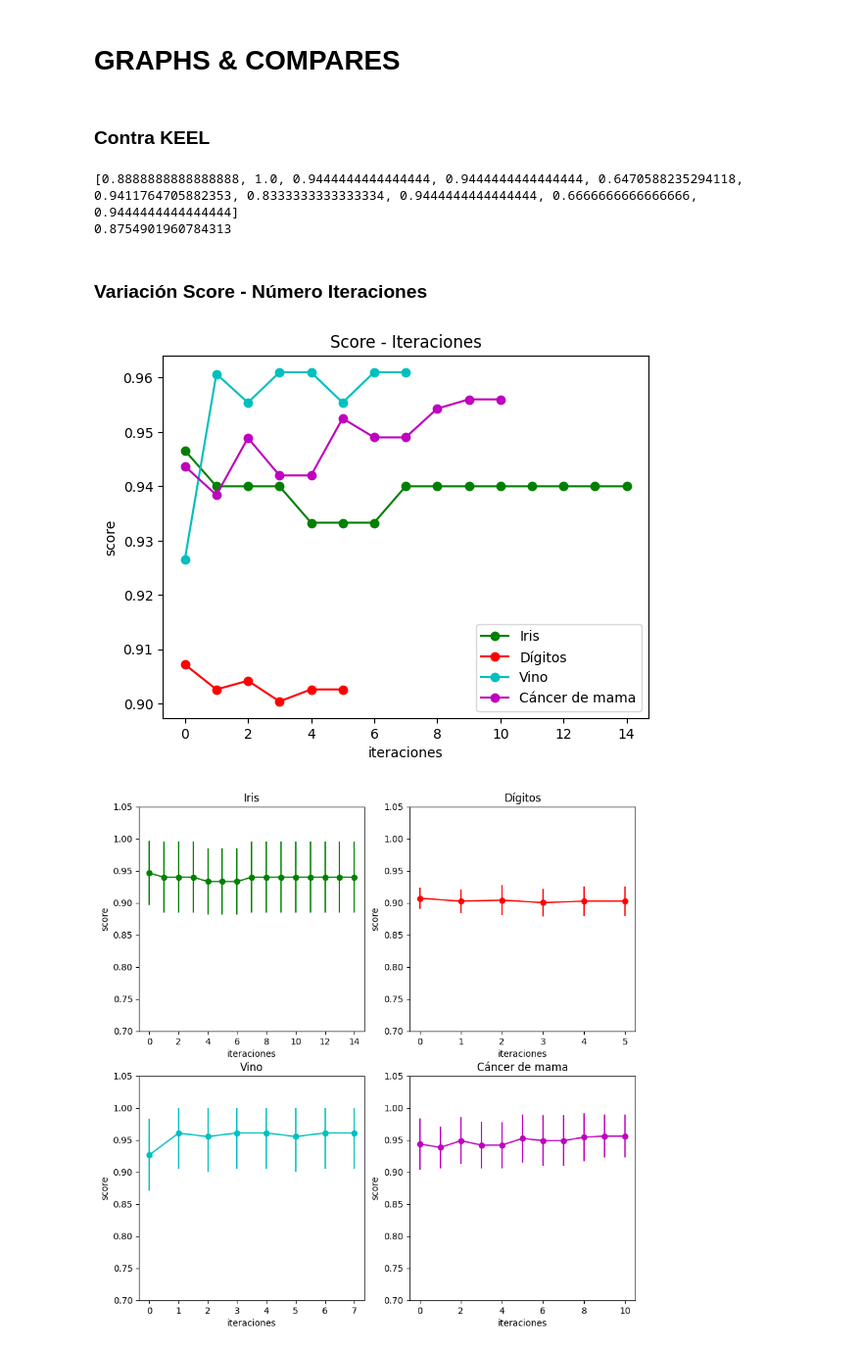
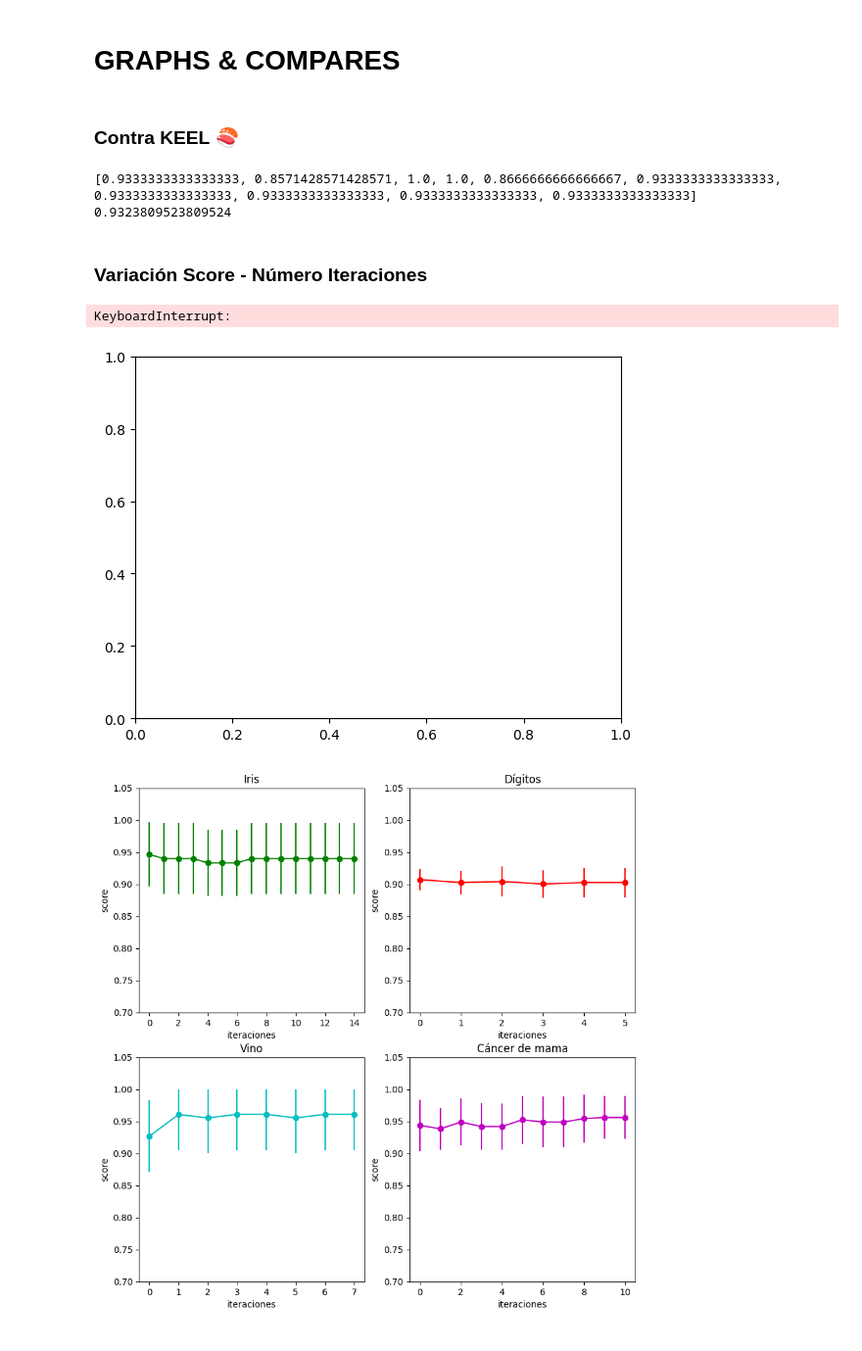
Before and after one commit to phf1001/semisupervised-learning-in-cibersecurity, a Jupyter notebook: src/models/notebooks/co-forest-graphs-generator.ipynb, the cells around one changed output. Shown at 98% size. Cells and saved outputs as stored; diff of their text form; code cells hidden in the pictures.

```diff
--- a/src/models/notebooks/co-forest-graphs-generator.ipynb
+++ b/src/models/notebooks/co-forest-graphs-generator.ipynb
@@ -230,26 +113,31 @@ class Co_Forest:
 # %% [markdown]
 # **GRAPHS & COMPARES**
 # %% [markdown]
-### **Contra KEEL**
+### **Contra KEEL** 🍣
 # %%
 l = []
 for i in range(1, 11):
 
-    # L, L_tags, U = extract_training_data("iris/{}f_tra.csv".format(i)) #5
-    # X, y = extract_test_data("iris/{}f_tst.csv".format(i))
+    # 10
+    # file_train = "wine/wine-ssl10-10-{}tra.csv".format(i)
+    # file_test = "wine/wine-ssl10-10-{}tst.csv".format(i)
 
-    L, L_tags, U = extract_training_data("wine/wine-ssl10-10-{}tra.csv".format(i)) #10
-    X, y = extract_test_data("wine/wine-ssl10-10-{}tst.csv".format(i))
+    # 5
+    file_train = "iris/{}f_tra.csv".format(i)
+    file_test = "iris/{}f_tst.csv".format(i)
 
-    co_forest = Co_Forest(L, L_tags, U, 6, 0.75, np.unique(L_tags), np.random.RandomState(10))
-    co_forest.fit()
-    l.append(co_forest.score(X, y))
+    L, L_tags, U = extract_training_data(file_train)
+    X_test, y_test = extract_test_data(file_test)
+
+    co_forest = CoForest(6, 0.75, max_features='log2', random_state = np.random.RandomState(5))
+    co_forest.fit(L, L_tags, U)
+    l.append(co_forest.score(X_test, y_test))
 
 print(l)
 print(np.array(l).mean())
 # %% [output]
-[0.8888888888888888, 1.0, 0.9444444444444444, 0.9444444444444444, 0.6470588235294118, 0.9411764705882353, 0.8333333333333334, 0.9444444444444444, 0.6666666666666666, 0.9444444444444444]
-0.8754901960784313
+[0.9333333333333333, 0.8571428571428571, 1.0, 1.0, 0.8666666666666667, 0.9333333333333333, 0.9333333333333333, 0.9333333333333333, 0.9333333333333333, 0.9333333333333333]
+0.9323809523809524
 # %% [markdown]
 ### **Variación Score - Número Iteraciones**
 # %%
@@ -259,36 +147,37 @@ next(cycol)
 available = [(load_iris(), 'Iris'), (load_digits(), 'Dígitos'), (load_wine(), 'Vino'), (load_breast_cancer(), 'Cáncer de mama')]
 
 for dataset_info in available:
 
     dataset = dataset_info[0]
     available_classes = np.unique(dataset.target)
     open('file.csv', 'w').close()
 
     X = np.array(dataset.data)
     y = np.array(dataset.target)
 
     rd = np.random.RandomState(5)
     skf = StratifiedKFold(n_splits=10, shuffle=True, random_state=rd)
 
     for train_index, test_index in skf.split(X, y):
 
         X_train, X_test = X[train_index], X[test_index]
         y_train, y_test = y[train_index], y[test_index]
         L_train, U_train, Ly_train, Uy_train = train_test_split(X_train, y_train, test_size=0.8, random_state=rd, stratify=y_train)
 
-        co_forest = Co_Forest(L_train, Ly_train, U_train, 20, 0.75, available_classes, rd,'log2', X_test, y_test)
-        co_forest.fit()
+        co_forest = CoForest_graphs(20, 0.75, 'log2', rd)
+        co_forest.fit(L_train, Ly_train, U_train, X_test, y_test)
 
     mean = np.mean(create_graph_matrix("file.csv"), axis=0)
     ax.plot(np.arange(len(mean)), mean, '-o', color = next(cycol), label = dataset_info[1])
 
 #plt.title("Score - Iteraciones")
 ax.set_ylabel('score')
 ax.set_xlabel('iteraciones')
 plt.legend(loc="lower right")
 plt.show()
 # %% [output]
+KeyboardInterrupt:
-[figure, old version]
+[figure, new version]
 # %%
 fig, ax = plt.subplots(nrows=2, ncols=2, figsize=(10,10))
 cycol = cycle('bgrcmk')
```
Also changed, not shown: parts of 9 cells of this notebook, 1 other file.
